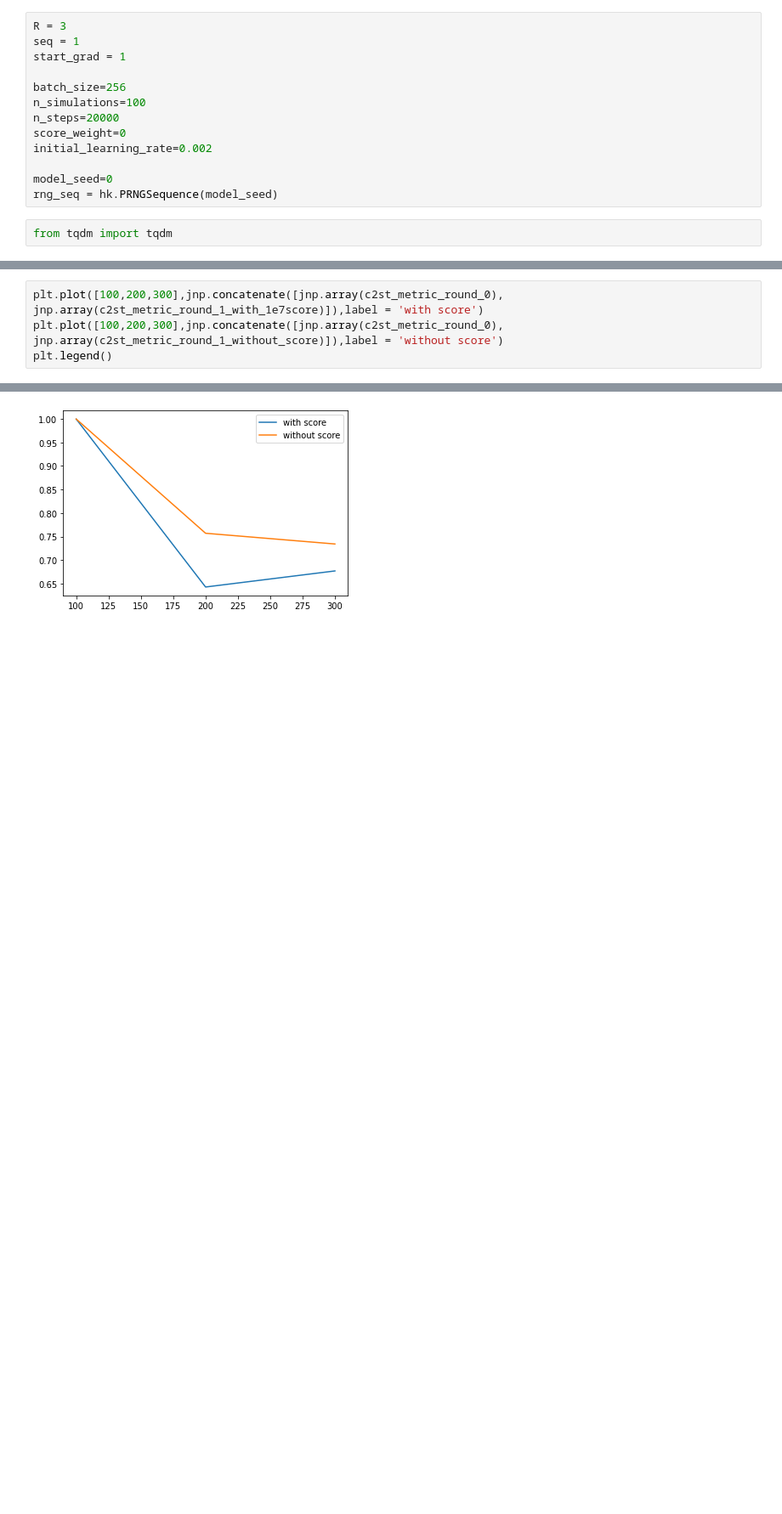
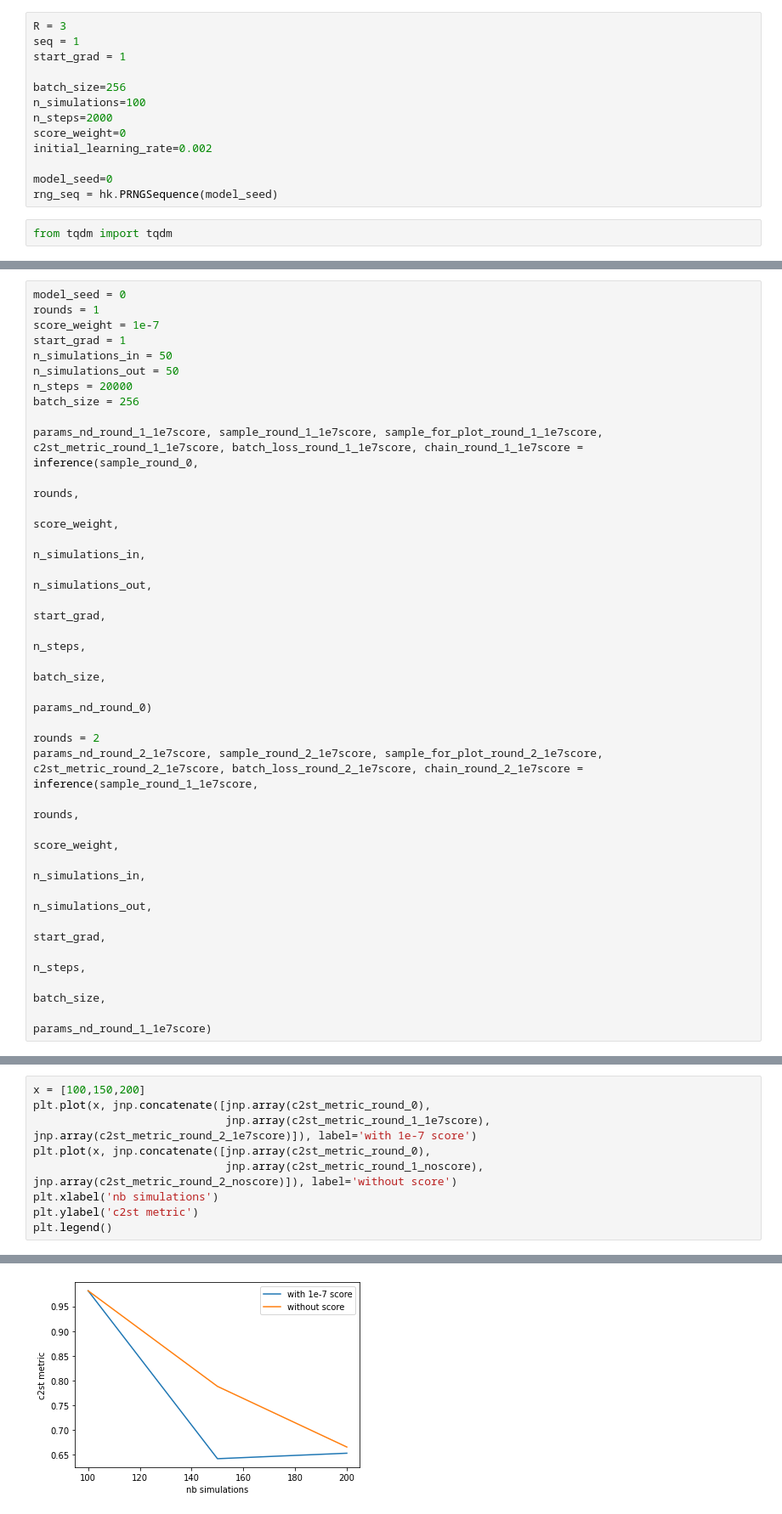
Before and after one commit to Justinezgh/SBI-Diff-Simulator, a Jupyter notebook: notebooks/dev/SNLE.ipynb, the cells around one changed output, grey strips where cells are left out. Shown at 85% size. Drawn from its saved outputs; the diff is of its cells as text; blank space fills up the shorter version.

```diff
--- a/notebooks/dev/SNLE.ipynb
+++ b/notebooks/dev/SNLE.ipynb
@@ -204,7 +186,7 @@ start_grad = 1
 
 batch_size=256
 n_simulations=100
-n_steps=20000
+n_steps=2000
 score_weight=0
 initial_learning_rate=0.002
 
@@ -723,0 +517,30 @@ Text(0.5, 1.0, 'loss nf round 1 and 2 with 1e-7 score')
+# %%
+model_seed = 0
+rounds = 1
+score_weight = 1e-7
+start_grad = 1
+n_simulations_in = 50
+n_simulations_out = 50
+n_steps = 20000
+batch_size = 256
+
+params_nd_round_1_1e7score, sample_round_1_1e7score, sample_for_plot_round_1_1e7score, c2st_metric_round_1_1e7score, batch_loss_round_1_1e7score, chain_round_1_1e7score = inference(sample_round_0,
+                                                                                                                                rounds,
+                                                                                                                                score_weight,
+                                                                                                                                n_simulations_in,
+                                                                                                                                n_simulations_out,
+                                                                                                                                start_grad,
+                                                                                                                                n_steps,
+                                                                                                                                batch_size,
+                                                                                                                                params_nd_round_0)
+
+rounds = 2
+params_nd_round_2_1e7score, sample_round_2_1e7score, sample_for_plot_round_2_1e7score, c2st_metric_round_2_1e7score, batch_loss_round_2_1e7score, chain_round_2_1e7score = inference(sample_round_1_1e7score,
+                                                                                                                                rounds,
+                                                                                                                                score_weight,
+                                                                                                                                n_simulations_in,
+                                                                                                                                n_simulations_out,
+                                                                                                                                start_grad,
+                                                                                                                                n_steps,
+                                                                                                                                batch_size,
+                                                                                                                                params_nd_round_1_1e7score)
@@ -754,7 +599,12 @@ c.plotter.plot(
 # %%
-plt.plot([100,200,300],jnp.concatenate([jnp.array(c2st_metric_round_0), jnp.array(c2st_metric_round_1_with_1e7score)]),label = 'with score')
-plt.plot([100,200,300],jnp.concatenate([jnp.array(c2st_metric_round_0), jnp.array(c2st_metric_round_1_without_score)]),label = 'without score')
+x = [100,150,200]
+plt.plot(x, jnp.concatenate([jnp.array(c2st_metric_round_0),
+                             jnp.array(c2st_metric_round_1_1e7score), jnp.array(c2st_metric_round_2_1e7score)]), label='with 1e-7 score')
+plt.plot(x, jnp.concatenate([jnp.array(c2st_metric_round_0),
+                             jnp.array(c2st_metric_round_1_noscore), jnp.array(c2st_metric_round_2_noscore)]), label='without score')
+plt.xlabel('nb simulations')
+plt.ylabel('c2st metric')
 plt.legend()
 # %% [output]
 <matplotlib.legend.Legend at 0x...>
-[figure, old version]
+[figure, new version]
```
Also changed, not shown: parts of 27 cells of this notebook.
